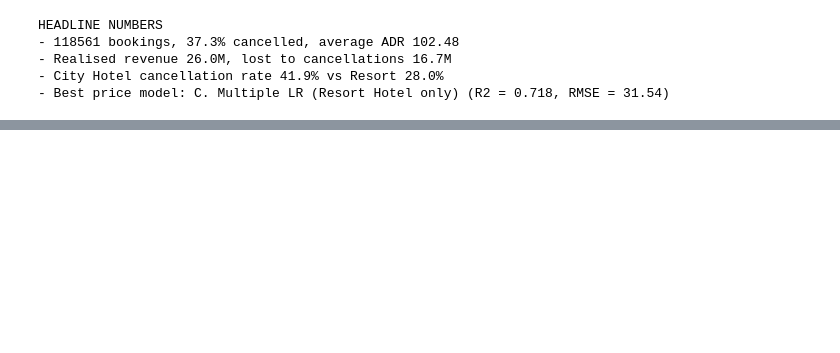
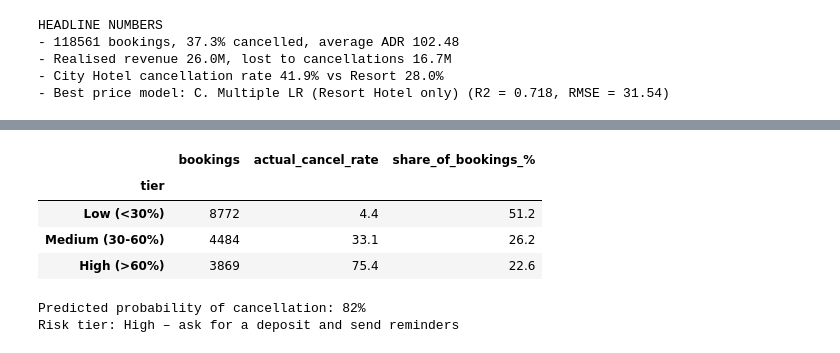
Before and after one commit to atticusptp-cloud/CAPSTONE, a Jupyter notebook: capstone_analysis.ipynb, the cells around one changed output, grey strips where cells are left out. Saved outputs shown, nothing was run; the diff lists cells and outputs as text; code cells hidden in the pictures; blank space fills up the shorter version.

```diff
--- a/capstone_analysis.ipynb
+++ b/capstone_analysis.ipynb
@@ -1101,0 +1257,38 @@ HEADLINE NUMBERS
+# %%
+tiers = pd.cut(y_proba, bins=[0, 0.3, 0.6, 1.0], labels=["Low (<30%)", "Medium (30-60%)", "High (>60%)"],
+               include_lowest=True)
+tier_table = pd.DataFrame({"tier": tiers, "actual": y_test.values}).groupby("tier", observed=True).agg(
+    bookings=("actual", "count"), actual_cancel_rate=("actual", "mean"))
+tier_table["share_of_bookings_%"] = round(tier_table["bookings"] / tier_table["bookings"].sum() * 100, 1)
+tier_table["actual_cancel_rate"] = round(tier_table["actual_cancel_rate"] * 100, 1)
+tier_table
+# %% [output]
+|  | bookings | actual_cancel_rate | share_of_bookings_% |
+| tier |  |  |  |
+| Low (<30%) | 8772 | 4.4 | 51.2 |
+| Medium (30-60%) | 4484 | 33.1 | 26.2 |
+| High (>60%) | 3869 | 75.4 | 22.6 |
+# %%
+new_booking = {
+    "lead_time": 200, "arrival_month_num": 7, "arrival_date_week_number": 28, "arrival_date_day_of_month": 10,
+    "stays_in_weekend_nights": 2, "stays_in_week_nights": 3, "adults": 2, "children": 0, "babies": 0,
+    "is_repeated_guest": 0, "previous_cancellations": 0, "previous_bookings_not_canceled": 0, "booking_changes": 0,
+    "days_in_waiting_list": 0, "adr": 120, "required_car_parking_spaces": 0, "total_of_special_requests": 0,
+    "has_agent": 1, "has_company": 0, "hotel": "City Hotel", "market_segment": "Online TA",
+    "distribution_channel": "TA/TO", "customer_type": "Transient", "deposit_type": "No Deposit", "meal": "BB",
+    "country_grp": "PRT",
+}
+new_X = pd.get_dummies(pd.DataFrame([new_booking]), columns=text_features, dtype=int)
+new_X = new_X.reindex(columns=X.columns, fill_value=0)   # same columns, same order as training
+
+probability = rf.predict_proba(new_X)[0, 1]
+print(f"Predicted probability of cancellation: {probability:.0%}")
+if probability > 0.6:
+    print("Risk tier: High – ask for a deposit and send reminders")
+elif probability > 0.3:
+    print("Risk tier: Medium – send a reminder before arrival")
+else:
+    print("Risk tier: Low – no action needed")
+# %% [output]
+Predicted probability of cancellation: 82%
+Risk tier: High – ask for a deposit and send reminders
```
Also changed, not shown: parts of 9 cells of this notebook.
